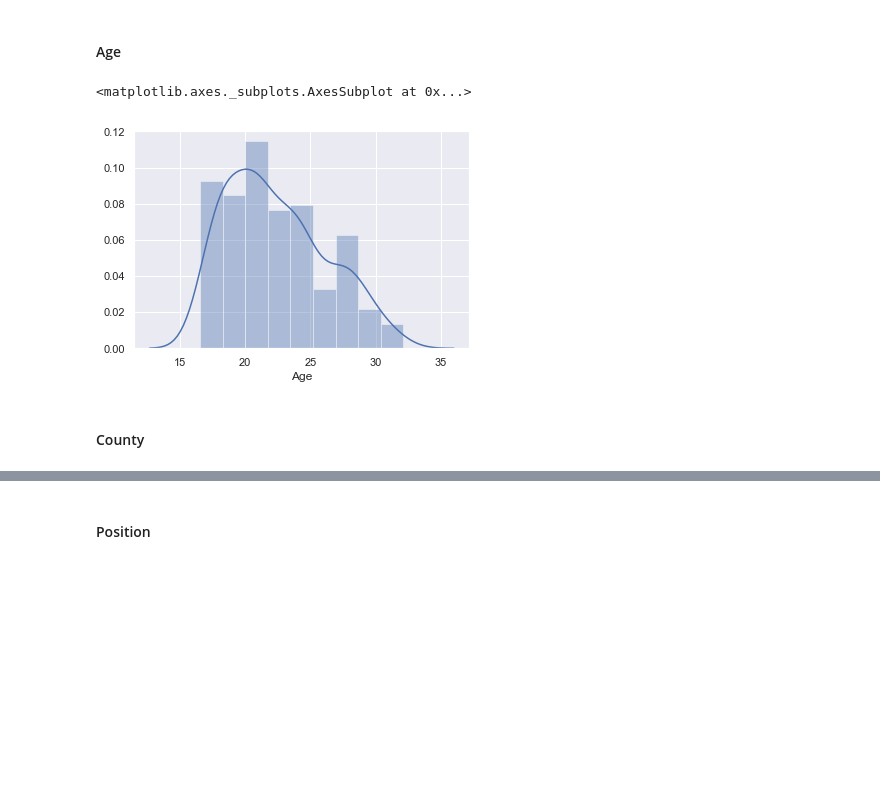
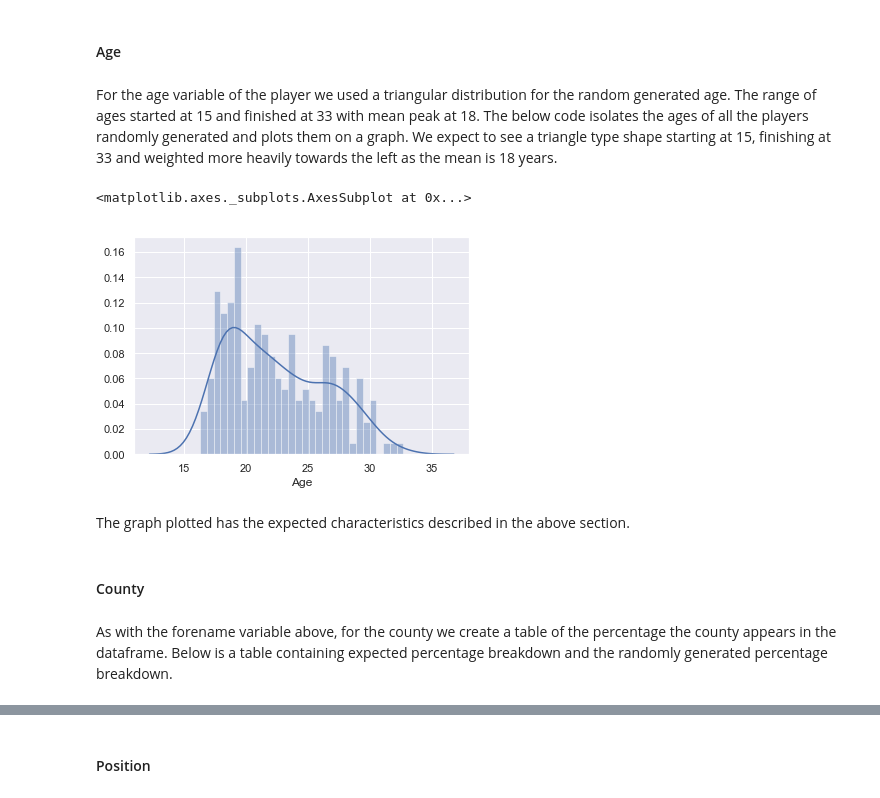
Before and after one commit to EoghanDelaney/Prog_DA_Project_2019, a Jupyter notebook: ProgDA_Project.ipynb, the cells around one changed output, grey strips where cells are left out. Drawn from its saved outputs; the diff is of its cells as text; code cells hidden in the pictures; blank space fills up the shorter version.

```diff
--- a/ProgDA_Project.ipynb
+++ b/ProgDA_Project.ipynb
@@ -387,9 +387,11 @@ McDonagh      0.023585
 Name: Surname, dtype: float64
 # %% [markdown]
 #### Age
+# %% [markdown]
+For the age variable of the player we used a triangular distribution for the random generated age. The range of ages started at 15 and finished at 33 with mean peak at 18. The below code isolates the ages of all the players randomly generated and plots them on a graph. We expect to see a triangle type shape starting at 15, finishing at 33 and weighted more heavily towards the left as the mean is 18 years.
 # %%
 check_age = df_rand_players['Age']
-sns.distplot(check_age, color="b",)
+sns.distplot(check_age, bins=30, color="b",)
 # %% [output]
 <matplotlib.axes._subplots.AxesSubplot at 0x...>
-[figure, old version]
+[figure, new version]
@@ -398,5 +398,9 @@ sns.distplot(check_age, color="b",)
+# %% [markdown]
+The graph plotted has the expected characteristics described in the above section.
 # %% [markdown]
 #### County
+# %% [markdown]
+As with the forename variable above, for the county we create a table of the percentage the county appears in the dataframe. Below is a table containing expected percentage breakdown and the randomly generated percentage breakdown.
 # %%
 rough_work_County = (df_rand_players['County'].value_counts(normalize=True))
 check_County = pd.DataFrame({'County':rough_work_County.index, 'RandGen Percentage':rough_work_County.values})
```
Also changed, not shown: parts of 44 cells of this notebook.
